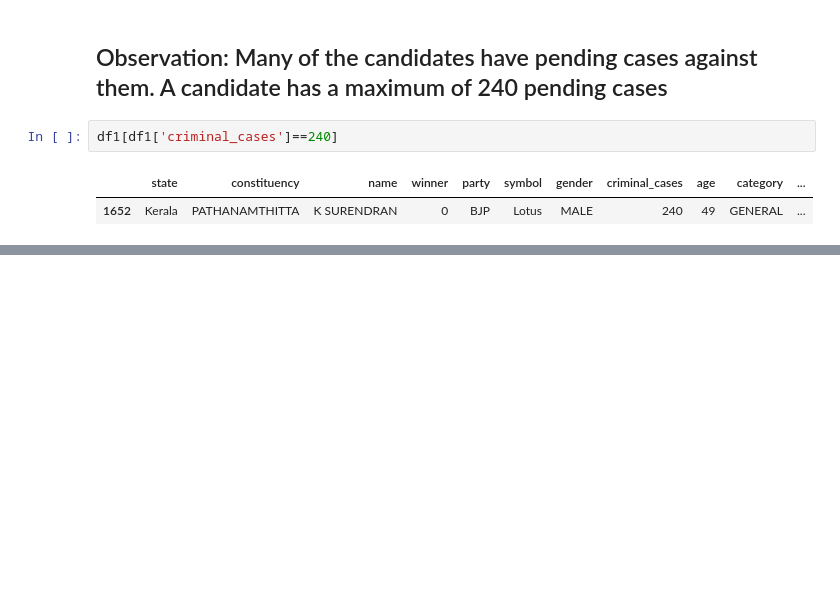
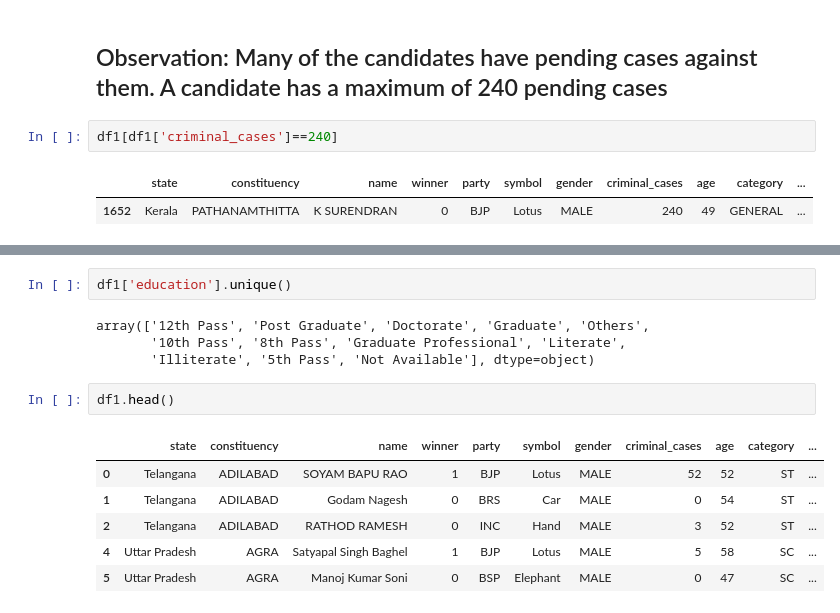
Before and after one commit to sanjyay/2019-Indian-General-Elections-Analysis, a Jupyter notebook: 2019 Indian General Elections Analysis.ipynb, the cells around one changed output, grey strips where cells are left out. Drawn from its saved outputs; the diff is of its cells as text; blank space fills up the shorter version.

```diff
--- a/2019 Indian General Elections Analysis.ipynb
+++ b/2019 Indian General Elections Analysis.ipynb
@@ -374,3 +374,18 @@ among categories',template='plotly_dark')
 fig.show()
 # %% [output]
 [interactive output not drawn]
+# %%
+df1['education'].unique()
+# %% [output]
+array(['12th Pass', 'Post Graduate', 'Doctorate', 'Graduate', 'Others',
+       '10th Pass', '8th Pass', 'Graduate Professional', 'Literate',
+       'Illiterate', '5th Pass', 'Not Available'], dtype=object)
+# %%
+df1.head()
+# %% [output]
+|  | state | constituency | name | winner | party | symbol | gender | criminal_cases | age | category | ... |
+| 0 | Telangana | ADILABAD | SOYAM BAPU RAO | 1 | BJP | Lotus | MALE | 52 | 52 | ST | ... |
+| 1 | Telangana | ADILABAD | Godam Nagesh | 0 | BRS | Car | MALE | 0 | 54 | ST | ... |
+| 2 | Telangana | ADILABAD | RATHOD RAMESH | 0 | INC | Hand | MALE | 3 | 52 | ST | ... |
+| 4 | Uttar Pradesh | AGRA | Satyapal Singh Baghel | 1 | BJP | Lotus | MALE | 5 | 58 | SC | ... |
+| 5 | Uttar Pradesh | AGRA | Manoj Kumar Soni | 0 | BSP | Elephant | MALE | 0 | 47 | SC | ... |
```
Also changed, not shown: parts of 16 cells of this notebook.
